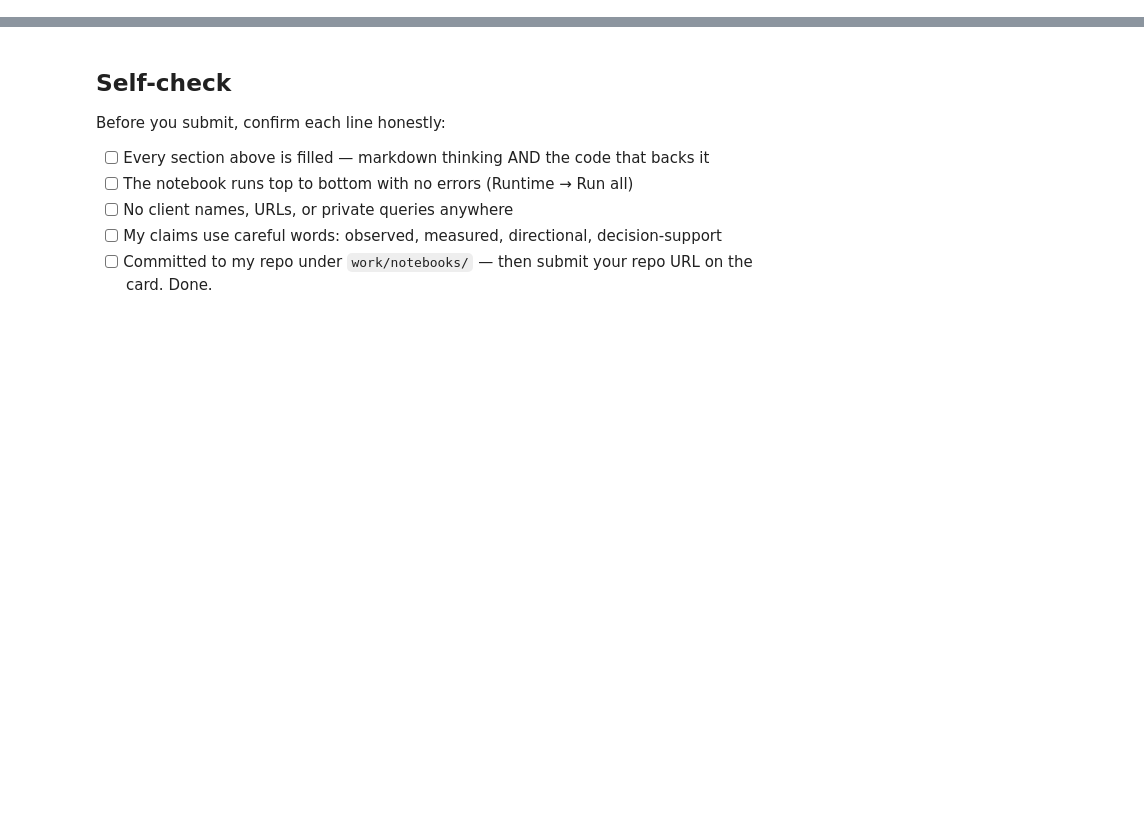
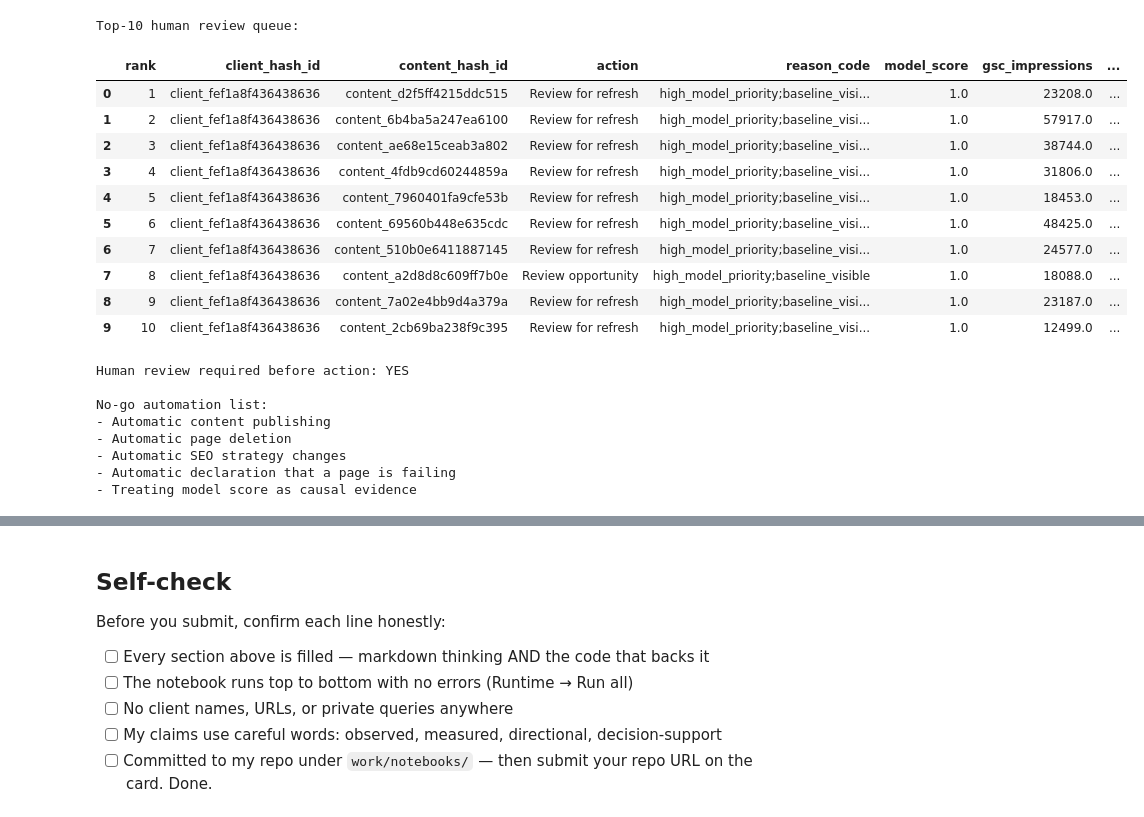
Before and after one commit to Lokeshtiwari723/Proto-ex, a Jupyter notebook: work/notebooks/w07_action_playbook.ipynb, the cells around one changed output, grey strips where cells are left out. Drawn from its saved outputs; the diff is of its cells as text; code cells hidden in the pictures; blank space fills up the shorter version.

```diff
--- a/work/notebooks/w07_action_playbook.ipynb
+++ b/work/notebooks/w07_action_playbook.ipynb
@@ -43,0 +425,63 @@ This skeleton is yours to fill. Work the sections **in order** — each one has
+# %%
+# This cell is for CODE (numbers, a query, a check).
+# Write your text answer in the cell ABOVE this one — typing sentences here breaks Run All.
+# Section 3: create a human-review checklist for the Top-10 queue
+
+review_columns = [
+    "rank",
+    "client_hash_id",
+    "content_hash_id",
+    "action",
+    "reason_code",
+    "model_score",
+    "gsc_impressions",
+    "gsc_clicks",
+    "gsc_avg_position",
+    "content_age_days",
+    "label"
+]
+
+available_review_columns = [
+    c for c in review_columns
+    if c in action_queue.columns
+]
+
+top10_review = action_queue[available_review_columns].head(10).copy()
+
+print("Top-10 human review queue:")
+display(top10_review)
+
+print("\nHuman review required before action: YES")
+
+print("\nNo-go automation list:")
+no_go = [
+    "Automatic content publishing",
+    "Automatic page deletion",
+    "Automatic SEO strategy changes",
+    "Automatic declaration that a page is failing",
+    "Treating model score as causal evidence"
+]
+
+for item in no_go:
+    print("-", item)
+# %% [output]
+Top-10 human review queue:
+|  | rank | client_hash_id | content_hash_id | action | reason_code | model_score | gsc_impressions | ... |
+| 0 | 1 | client_fef1a8f436438636 | content_d2f5ff4215ddc515 | Review for refresh | high_model_priority;baseline_visi... | 1.0 | 23208.0 | ... |
+| 1 | 2 | client_fef1a8f436438636 | content_6b4ba5a247ea6100 | Review for refresh | high_model_priority;baseline_visi... | 1.0 | 57917.0 | ... |
+| 2 | 3 | client_fef1a8f436438636 | content_ae68e15ceab3a802 | Review for refresh | high_model_priority;baseline_visi... | 1.0 | 38744.0 | ... |
+| 3 | 4 | client_fef1a8f436438636 | content_4fdb9cd60244859a | Review for refresh | high_model_priority;baseline_visi... | 1.0 | 31806.0 | ... |
+| 4 | 5 | client_fef1a8f436438636 | content_7960401fa9cfe53b | Review for refresh | high_model_priority;baseline_visi... | 1.0 | 18453.0 | ... |
+| 5 | 6 | client_fef1a8f436438636 | content_69560b448e635cdc | Review for refresh | high_model_priority;baseline_visi... | 1.0 | 48425.0 | ... |
+| 6 | 7 | client_fef1a8f436438636 | content_510b0e6411887145 | Review for refresh | high_model_priority;baseline_visi... | 1.0 | 24577.0 | ... |
+| 7 | 8 | client_fef1a8f436438636 | content_a2d8d8c609ff7b0e | Review opportunity | high_model_priority;baseline_visible | 1.0 | 18088.0 | ... |
+| 8 | 9 | client_fef1a8f436438636 | content_7a02e4bb9d4a379a | Review for refresh | high_model_priority;baseline_visi... | 1.0 | 23187.0 | ... |
+| 9 | 10 | client_fef1a8f436438636 | content_2cb69ba238f9c395 | Review for refresh | high_model_priority;baseline_visi... | 1.0 | 12499.0 | ... |
+Human review required before action: YES
+
+No-go automation list:
+- Automatic content publishing
+- Automatic page deletion
+- Automatic SEO strategy changes
+- Automatic declaration that a page is failing
+- Treating model score as causal evidence
```
Also changed, not shown: parts of 20 cells of this notebook.
